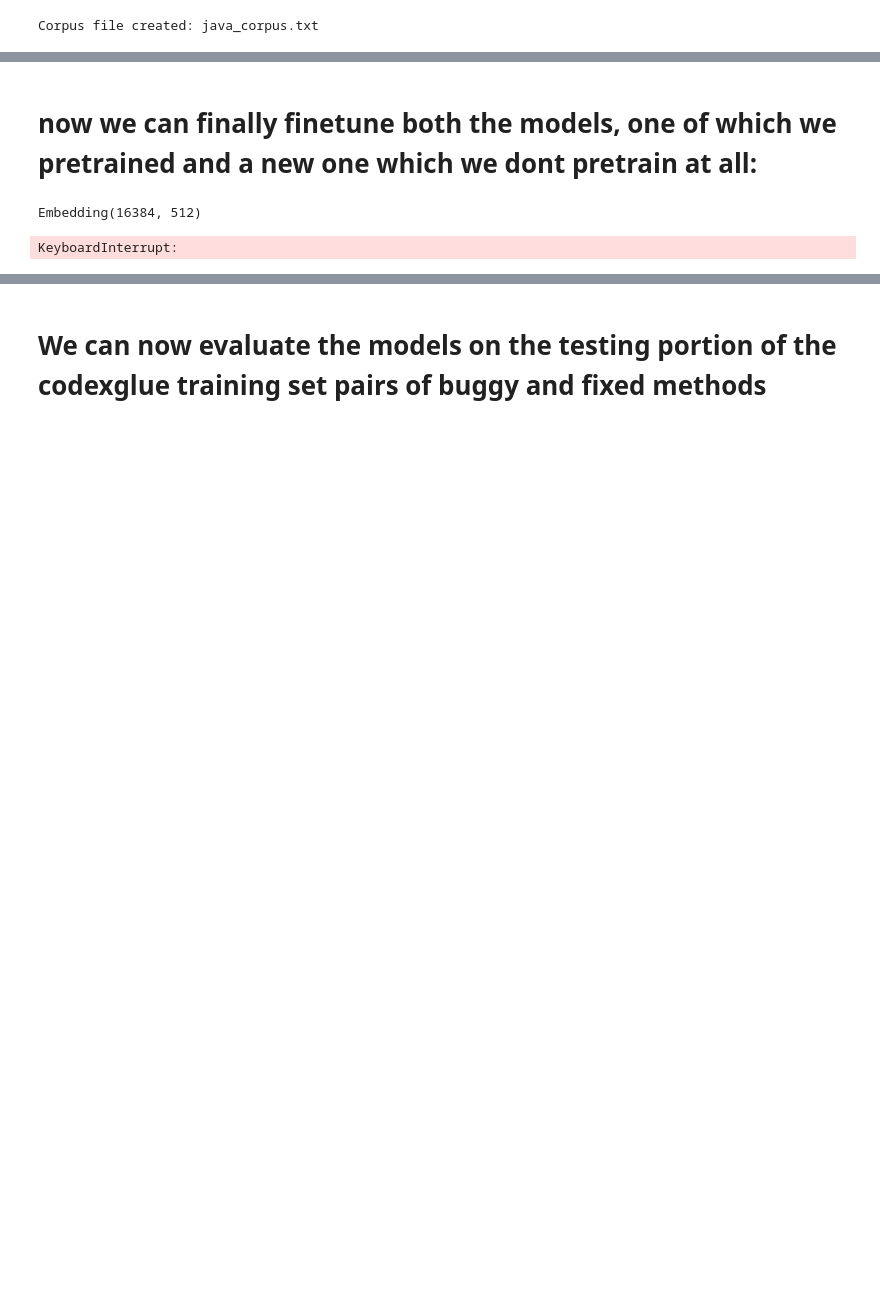
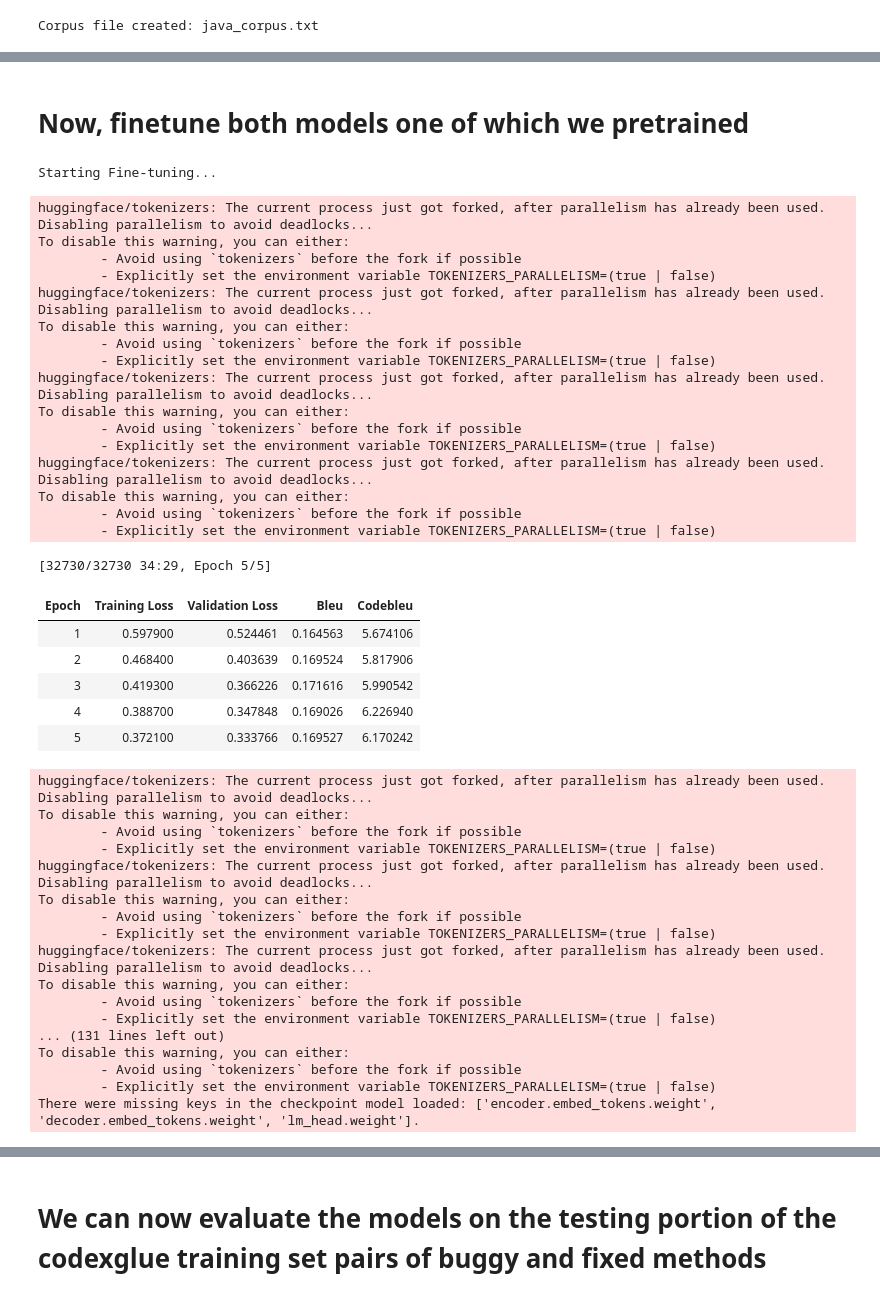
Before and after one commit to jl0905/genai3, a Jupyter notebook: genai3.ipynb, the cells around one changed output, grey strips where cells are left out. Cells and saved outputs as stored; diff of their text form; code cells hidden in the pictures; blank space fills up the shorter version.

Commit message:
clean up the notebook

```diff
--- a/genai3.ipynb
+++ b/genai3.ipynb
@@ -253,10 +214,6 @@ tokenizer = PreTrainedTokenizerFast(
     additional_special_tokens=sentinel_tokens,
 )
 # %%
-#create the model with randomized weights
-
-
-
 t5_config = T5Config(
     decoder_start_token_id=tokenizer.convert_tokens_to_ids(["<pad>"])[0]
     if "<pad>" in tokenizer.get_vocab() else 0
@@ -268,6 +225,3 @@ t5_config.num_heads = 8          # attention heads
 t5_config.num_layers = 6         # encoder layers
 t5_config.num_decoder_layers = 6 # decoder layers
 t5_config.vocab_size = len(tokenizer)
-
-model = T5ForConditionalGeneration(config=t5_config)
-model.resize_token_embeddings(len(tokenizer))
@@ -275,0 +228,6 @@ Embedding(16384, 512)
+# %%
+model_a = T5ForConditionalGeneration(config=t5_config)
+model_a.resize_token_embeddings(len(tokenizer))
+
+model_b = T5ForConditionalGeneration(config=t5_config)
+model_b.resize_token_embeddings(len(tokenizer))
@@ -504,2 +445,2 @@ updating: java_t5_saved_model/generation_config.json (deflated 39%)
 # %% [markdown]
-# **now we can finally finetune both the models, one of which we pretrained and a new one which we dont pretrain at all:**
+# **Now, finetune both models one of which we pretrained**
@@ -509,10 +447,3 @@ name="medium")
-# %%
-#The Pretrained model is just variable 'model'
-
-CLEAN_model = T5ForConditionalGeneration(config=t5_config)
-CLEAN_model.resize_token_embeddings(len(tokenizer))
-# %% [output]
-Embedding(16384, 512)
 # %%
 #Finetune the pretrained model
 
@@ -520,7 +451,7 @@ Embedding(16384, 512)
 dataset = load_dataset("google/code_x_glue_cc_code_refinement", name="medium")
 
 # Load the model and tokenizer you saved in your previous steps
-model_path = "./java_t5_saved_model"
+model_path = "./java_t5_saved_model_pt"
 tokenizer = AutoTokenizer.from_pretrained(model_path)
 model = T5ForConditionalGeneration.from_pretrained(model_path)
 
@@ -552,7 +483,6 @@ tokenized_datasets = dataset.map(preprocess_function, batched=True, remove_colum
 data_collator = DataCollatorForSeq2Seq(tokenizer, model=model, label_pad_token_id=-100)
 
 # Compute Metrics (CodeBLEU + sacrebleu during training)
-
 bleu_metric = evaluate.load("sacrebleu")
 
 def compute_metrics(eval_preds):
@@ -585,38 +515,78 @@ def compute_metrics(eval_preds):
 
 # 4. Training Configuration
 training_args = Seq2SeqTrainingArguments(
-    output_dir="./t5_code_refinement_finetuned",
-    eval_strategy="epoch",      # Evaluate at the end of every epoch
+    output_dir="./t5_PRETRAINED_code_refinement_finetuned",
+    evaluation_strategy="epoch",      # Evaluate at the end of every epoch
     save_strategy="epoch",            # Save at the end of every epoch (aligned with eval)
     learning_rate=3e-5,               # Fine-tuning needs a smaller LR than pre-training
     per_device_train_batch_size=8,
     per_device_eval_batch_size=8,
     weight_decay=0.01,
     save_total_limit=2,               # Only keep the 2 most recent checkpoints to save disk space
     num_train_epochs=5,
     predict_with_generate=True,       # Required for Seq2Seq generation during evaluation
     load_best_model_at_end=True,      # Restore the best checkpoint after training
     metric_for_best_model="codebleu", # Use CodeBLEU to determine the best checkpoint
     greater_is_better=True,           # Higher CodeBLEU = better
     fp16=True,                        # 🔥 Turns on Mixed Precision! Doubles speed on your T4 GPU
     dataloader_num_workers=4,         # Using the optimal workers we discussed
 )
 
 # 5. Initialize Trainer & Train
 trainer = Seq2SeqTrainer(
     model=model,
     args=training_args,
     train_dataset=tokenized_datasets["train"],
     eval_dataset=tokenized_datasets["validation"],
-    processing_class=tokenizer,
+    tokenizer=tokenizer,
     data_collator=data_collator,
     compute_metrics=compute_metrics,
 )
 
 print("Starting Fine-tuning...")
 trainer.train()
 
 # 6. Save the final model
-trainer.save_model("./t5_code_refinement_final")
+trainer.save_model("./t5_PRETRAINED_code_refinement_final")
 # %% [output]
-KeyboardInterrupt:
+Starting Fine-tuning...
+huggingface/tokenizers: The current process just got forked, after parallelism has already been used. Disabling parallelism to avoid deadlocks...
+To disable this warning, you can either:
+        - Avoid using `tokenizers` before the fork if possible
+        - Explicitly set the environment variable TOKENIZERS_PARALLELISM=(true | false)
+huggingface/tokenizers: The current process just got forked, after parallelism has already been used. Disabling parallelism to avoid deadlocks...
+To disable this warning, you can either:
+        - Avoid using `tokenizers` before the fork if possible
+        - Explicitly set the environment variable TOKENIZERS_PARALLELISM=(true | false)
+huggingface/tokenizers: The current process just got forked, after parallelism has already been used. Disabling parallelism to avoid deadlocks...
+To disable this warning, you can either:
+        - Avoid using `tokenizers` before the fork if possible
+        - Explicitly set the environment variable TOKENIZERS_PARALLELISM=(true | false)
+huggingface/tokenizers: The current process just got forked, after parallelism has already been used. Disabling parallelism to avoid deadlocks...
+To disable this warning, you can either:
+        - Avoid using `tokenizers` before the fork if possible
+        - Explicitly set the environment variable TOKENIZERS_PARALLELISM=(true | false)
+[32730/32730 34:29, Epoch 5/5]
+| Epoch | Training Loss | Validation Loss | Bleu | Codebleu |
+| 1 | 0.597900 | 0.524461 | 0.164563 | 5.674106 |
+| 2 | 0.468400 | 0.403639 | 0.169524 | 5.817906 |
+| 3 | 0.419300 | 0.366226 | 0.171616 | 5.990542 |
+| 4 | 0.388700 | 0.347848 | 0.169026 | 6.226940 |
+| 5 | 0.372100 | 0.333766 | 0.169527 | 6.170242 |
+huggingface/tokenizers: The current process just got forked, after parallelism has already been used. Disabling parallelism to avoid deadlocks...
+To disable this warning, you can either:
+        - Avoid using `tokenizers` before the fork if possible
+        - Explicitly set the environment variable TOKENIZERS_PARALLELISM=(true | false)
+huggingface/tokenizers: The current process just got forked, after parallelism has already been used. Disabling parallelism to avoid deadlocks...
+To disable this warning, you can either:
+        - Avoid using `tokenizers` before the fork if possible
+        - Explicitly set the environment variable TOKENIZERS_PARALLELISM=(true | false)
+huggingface/tokenizers: The current process just got forked, after parallelism has already been used. Disabling parallelism to avoid deadlocks...
+To disable this warning, you can either:
+        - Avoid using `tokenizers` before the fork if possible
+        - Explicitly set the environment variable TOKENIZERS_PARALLELISM=(true | false)
+... (131 lines left out)
+To disable this warning, you can either:
+        - Avoid using `tokenizers` before the fork if possible
+        - Explicitly set the environment variable TOKENIZERS_PARALLELISM=(true | false)
+There were missing keys in the checkpoint model loaded: ['encoder.embed_tokens.weight', 'decoder.embed_tokens.weight', 'lm_head.weight'].
```
Also changed, not shown: parts of 30 cells of this notebook.
